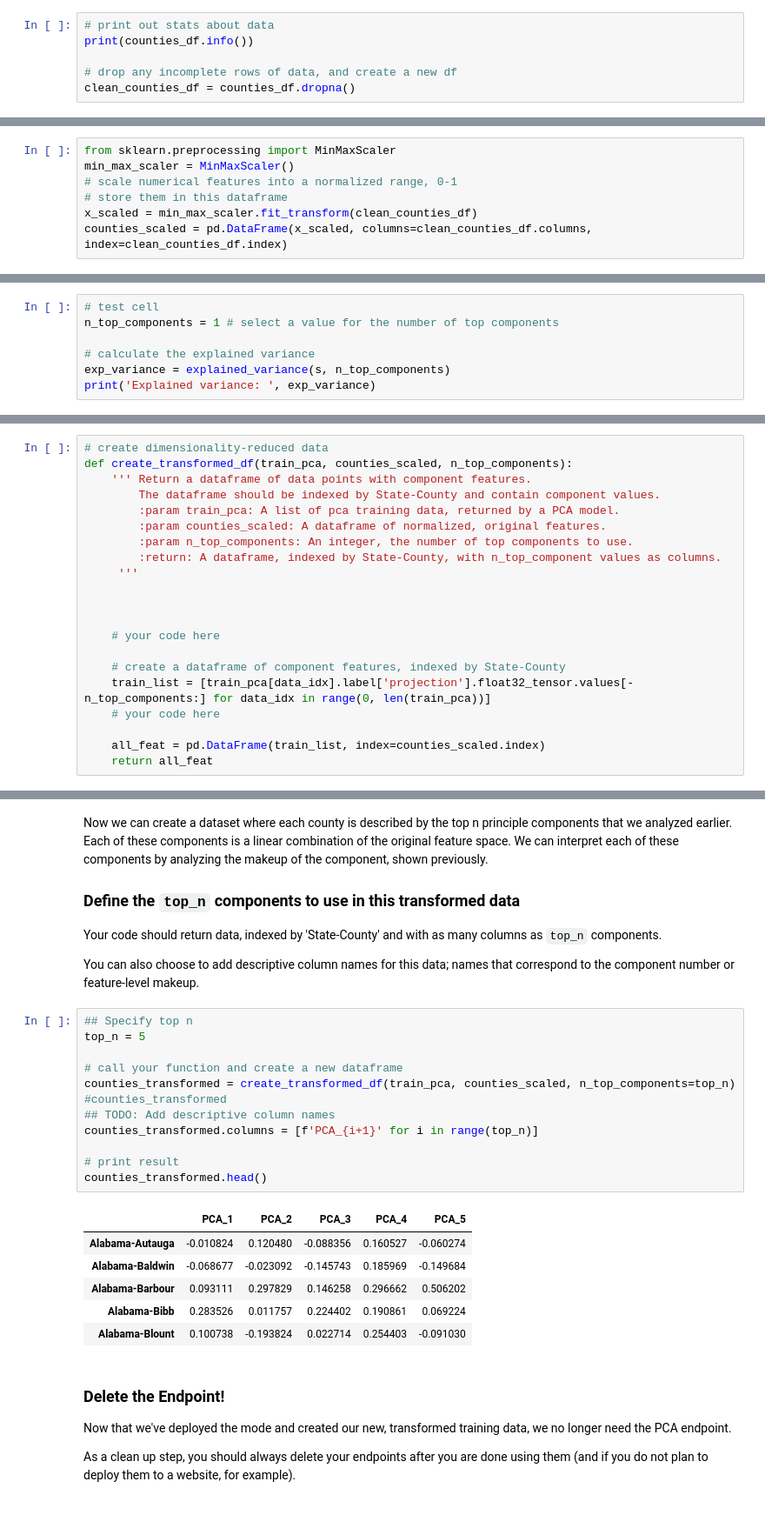
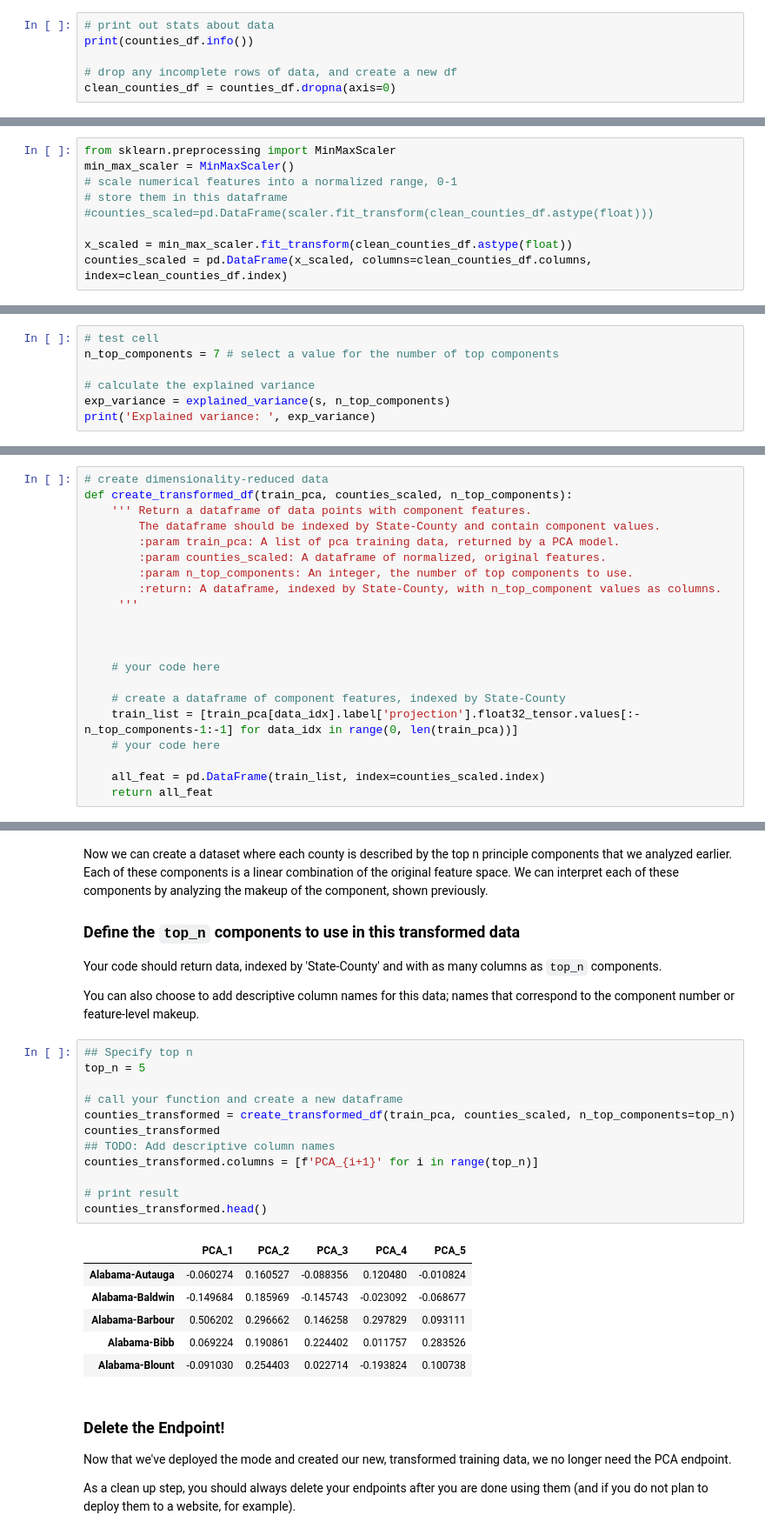
Before and after one commit to diegoami/ML_SageMaker_Studies, a Jupyter notebook: Population_Segmentation/Pop_Segmentation_Exercise.ipynb, the cells around one changed output, grey strips where cells are left out. Shown: that part at 87% size. Drawn from its saved outputs; the diff is of its cells as text.

```diff
--- a/Population_Segmentation/Pop_Segmentation_Exercise.ipynb
+++ b/Population_Segmentation/Pop_Segmentation_Exercise.ipynb
@@ -140,7 +140,7 @@ You should be able to answer the **question**: How many data points and features
 print(counties_df.info())
 
 # drop any incomplete rows of data, and create a new df
-clean_counties_df = counties_df.dropna()
+clean_counties_df = counties_df.dropna(axis=0)
 # %% [output]
 <class 'pandas.core.frame.DataFrame'>
 RangeIndex: 3220 entries, 0 to 3219
@@ -299,7 +299,9 @@ from sklearn.preprocessing import MinMaxScaler
 min_max_scaler = MinMaxScaler()
 # scale numerical features into a normalized range, 0-1
 # store them in this dataframe
-x_scaled = min_max_scaler.fit_transform(clean_counties_df)
+#counties_scaled=pd.DataFrame(scaler.fit_transform(clean_counties_df.astype(float)))
+
+x_scaled = min_max_scaler.fit_transform(clean_counties_df.astype(float))
 counties_scaled = pd.DataFrame(x_scaled, columns=clean_counties_df.columns, index=clean_counties_df.index)
 # %%
 counties_scaled
@@ -613,7 +617,7 @@ def explained_variance(s, n_top_components):
 Test out your own code by seeing how it responds to different inputs; does it return a reasonable value for the single, top component? What about for the top 5 components?
 # %%
 # test cell
-n_top_components = 1 # select a value for the number of top components
+n_top_components = 7 # select a value for the number of top components
 
 # calculate the explained variance
 exp_variance = explained_variance(s, n_top_components)
@@ -898,7 +848,7 @@ def create_transformed_df(train_pca, counties_scaled, n_top_components):
     # your code here
 
     # create a dataframe of component features, indexed by State-County
-    train_list = [train_pca[data_idx].label['projection'].float32_tensor.values[-n_top_components:] for data_idx in range(0, len(train_pca))]
+    train_list = [train_pca[data_idx].label['projection'].float32_tensor.values[:-n_top_components-1:-1] for data_idx in range(0, len(train_pca))]
     # your code here
 
     all_feat = pd.DataFrame(train_list, index=counties_scaled.index)
@@ -914,22 +897,22 @@ You can also choose to add descriptive column names for this data; names that co
 # %%
 ## Specify top n
 top_n = 5
 
 # call your function and create a new dataframe
 counties_transformed = create_transformed_df(train_pca, counties_scaled, n_top_components=top_n)
-#counties_transformed
+counties_transformed
 ## TODO: Add descriptive column names
 counties_transformed.columns = [f'PCA_{i+1}' for i in range(top_n)]
 
 # print result
 counties_transformed.head()
 # %% [output]
 |  | PCA_1 | PCA_2 | PCA_3 | PCA_4 | PCA_5 |
-| Alabama-Autauga | -0.010824 | 0.120480 | -0.088356 | 0.160527 | -0.060274 |
-| Alabama-Baldwin | -0.068677 | -0.023092 | -0.145743 | 0.185969 | -0.149684 |
-| Alabama-Barbour | 0.093111 | 0.297829 | 0.146258 | 0.296662 | 0.506202 |
-| Alabama-Bibb | 0.283526 | 0.011757 | 0.224402 | 0.190861 | 0.069224 |
-| Alabama-Blount | 0.100738 | -0.193824 | 0.022714 | 0.254403 | -0.091030 |
+| Alabama-Autauga | -0.060274 | 0.160527 | -0.088356 | 0.120480 | -0.010824 |
+| Alabama-Baldwin | -0.149684 | 0.185969 | -0.145743 | -0.023092 | -0.068677 |
+| Alabama-Barbour | 0.506202 | 0.296662 | 0.146258 | 0.297829 | 0.093111 |
+| Alabama-Bibb | 0.069224 | 0.190861 | 0.224402 | 0.011757 | 0.283526 |
+| Alabama-Blount | -0.091030 | 0.254403 | 0.022714 | -0.193824 | 0.100738 |
 # %% [markdown]
 ### Delete the Endpoint!
 
```
Also changed, not shown: parts of 14 cells of this notebook.
